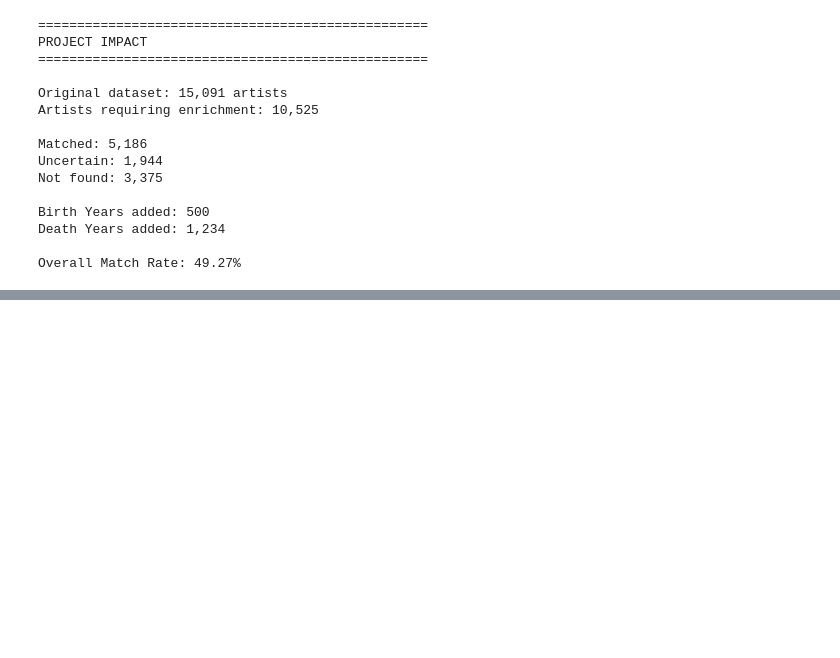
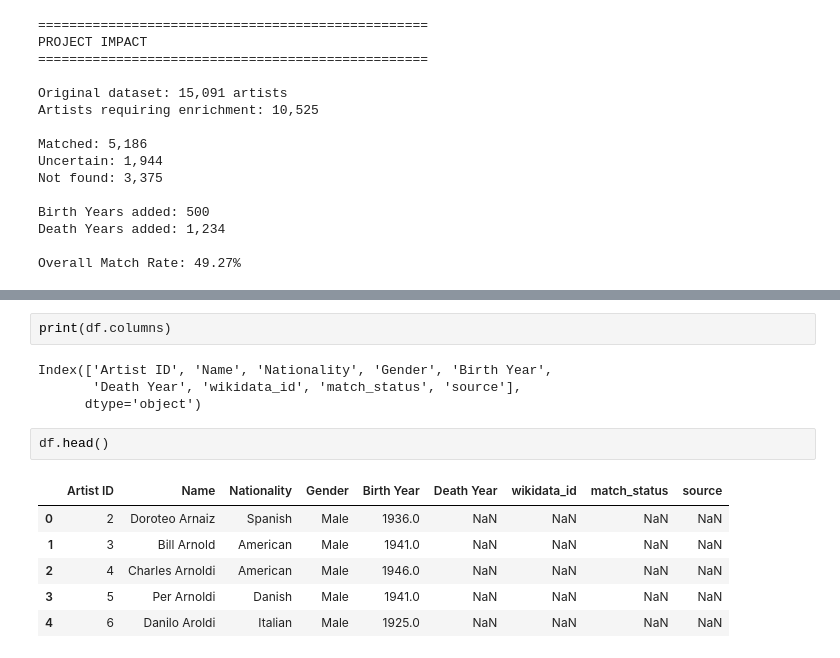
Before and after one commit to daniellimani/openproject-SoSe-2026, a Jupyter notebook: notebook/old_impacts_and_results_backup.ipynb, the cells around one changed output, grey strips where cells are left out. Saved outputs shown, nothing was run; the diff lists cells and outputs as text; blank space fills up the shorter version.

```diff
--- a/notebook/impacts_and_results.ipynb
+++ b/notebook/old_impacts_and_results_backup.ipynb
@@ -263,0 +436,15 @@ Overall Match Rate: 49.27%
+# %%
+print(df.columns)
+# %% [output]
+Index(['Artist ID', 'Name', 'Nationality', 'Gender', 'Birth Year',
+       'Death Year', 'wikidata_id', 'match_status', 'source'],
+      dtype='object')
+# %%
+df.head()
+# %% [output]
+|  | Artist ID | Name | Nationality | Gender | Birth Year | Death Year | wikidata_id | match_status | source |
+| 0 | 2 | Doroteo Arnaiz | Spanish | Male | 1936.0 | NaN | NaN | NaN | NaN |
+| 1 | 3 | Bill Arnold | American | Male | 1941.0 | NaN | NaN | NaN | NaN |
+| 2 | 4 | Charles Arnoldi | American | Male | 1946.0 | NaN | NaN | NaN | NaN |
+| 3 | 5 | Per Arnoldi | Danish | Male | 1941.0 | NaN | NaN | NaN | NaN |
+| 4 | 6 | Danilo Aroldi | Italian | Male | 1925.0 | NaN | NaN | NaN | NaN |
```
Also changed, not shown: parts of 23 cells of this notebook, 4 other files.
